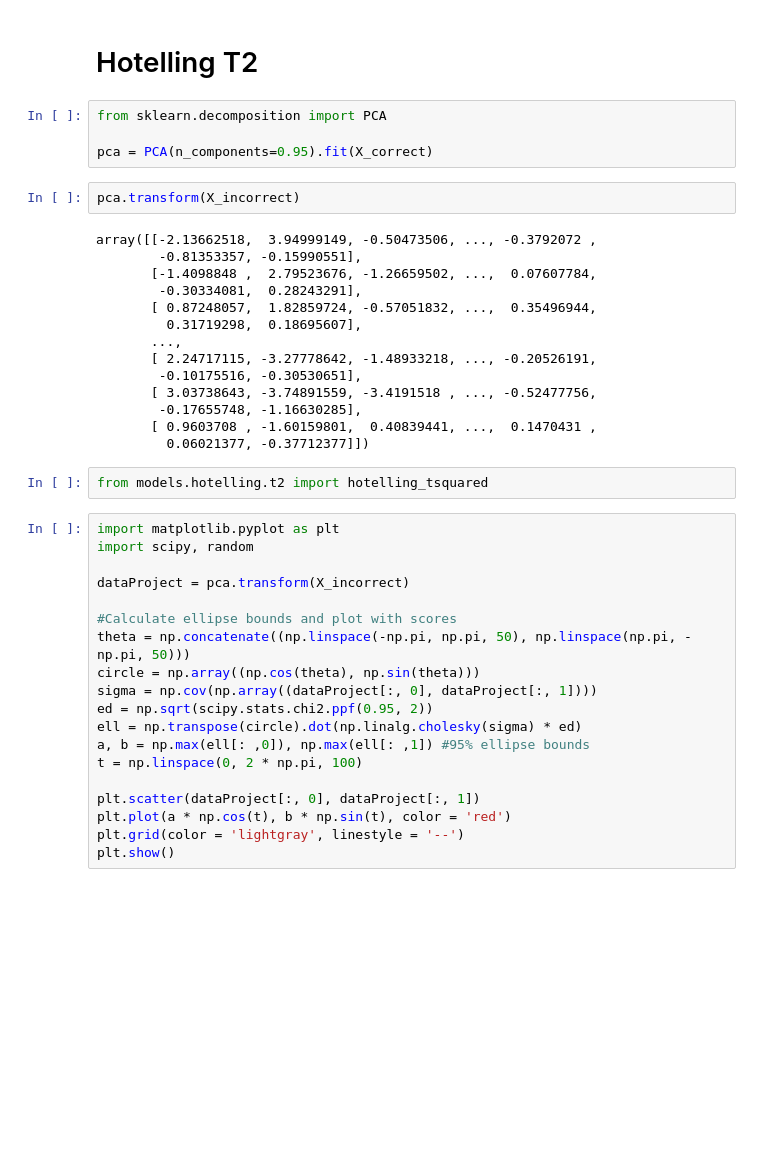
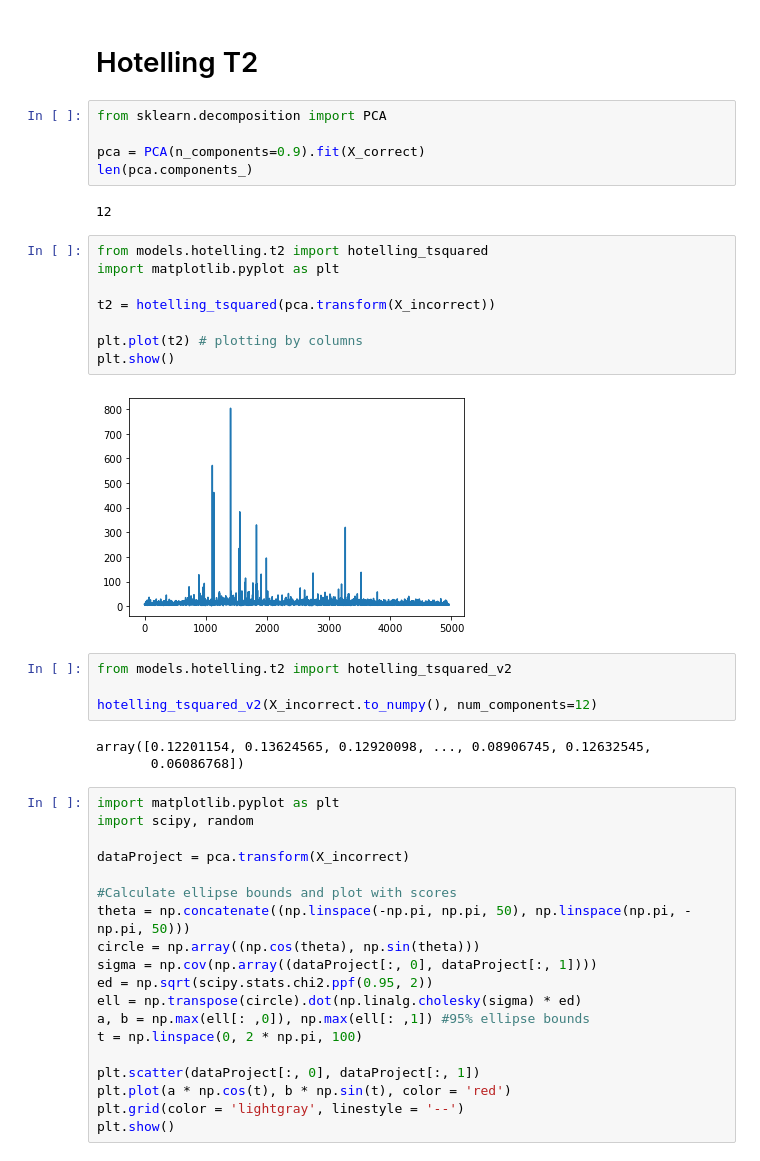
Before and after one commit to xetxezarreta/explainable_anomaly_detection, a Jupyter notebook: anomaly_detection_features.ipynb, the cells around one changed output. Saved outputs shown, nothing was run; the diff lists cells and outputs as text; blank space fills up the shorter version.

```diff
--- a/anomaly_detection_features.ipynb
+++ b/anomaly_detection_features.ipynb
@@ -31,25 +31,27 @@ Target 0 shape: (4959, 39)
 # %%
 from sklearn.decomposition import PCA
 
-pca = PCA(n_components=0.95).fit(X_correct)
+pca = PCA(n_components=0.9).fit(X_correct)
+len(pca.components_)
+# %% [output]
+12
-# %%
-pca.transform(X_incorrect)
-# %% [output]
-array([[-2.13662518,  3.94999149, -0.50473506, ..., -0.3792072 ,
-        -0.81353357, -0.15990551],
-       [-1.4098848 ,  2.79523676, -1.26659502, ...,  0.07607784,
-        -0.30334081,  0.28243291],
-       [ 0.87248057,  1.82859724, -0.57051832, ...,  0.35496944,
-         0.31719298,  0.18695607],
-       ...,
-       [ 2.24717115, -3.27778642, -1.48933218, ..., -0.20526191,
-        -0.10175516, -0.30530651],
-       [ 3.03738643, -3.74891559, -3.4191518 , ..., -0.52477756,
-        -0.17655748, -1.16630285],
-       [ 0.9603708 , -1.60159801,  0.40839441, ...,  0.1470431 ,
-         0.06021377, -0.37712377]])
+# %%
+from models.hotelling.t2 import hotelling_tsquared
+import matplotlib.pyplot as plt
+
+t2 = hotelling_tsquared(pca.transform(X_incorrect))
+
+plt.plot(t2) # plotting by columns
+plt.show()
+# %% [output]
+[figure, added]
 # %%
-from models.hotelling.t2 import hotelling_tsquared
+from models.hotelling.t2 import hotelling_tsquared_v2
+
+hotelling_tsquared_v2(X_incorrect.to_numpy(), num_components=12)
+# %% [output]
+array([0.12201154, 0.13624565, 0.12920098, ..., 0.08906745, 0.12632545,
+       0.06086768])
 # %%
 import matplotlib.pyplot as plt
 import scipy, random
```
Also changed, not shown: 1 other file.
